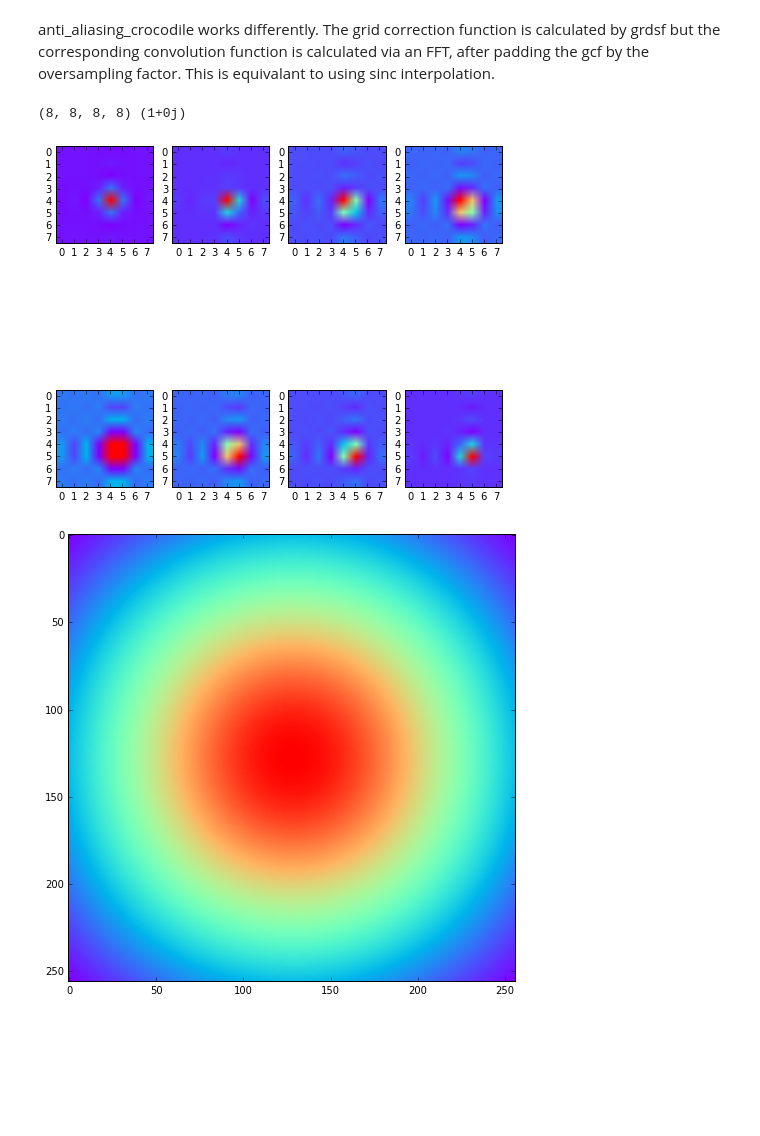
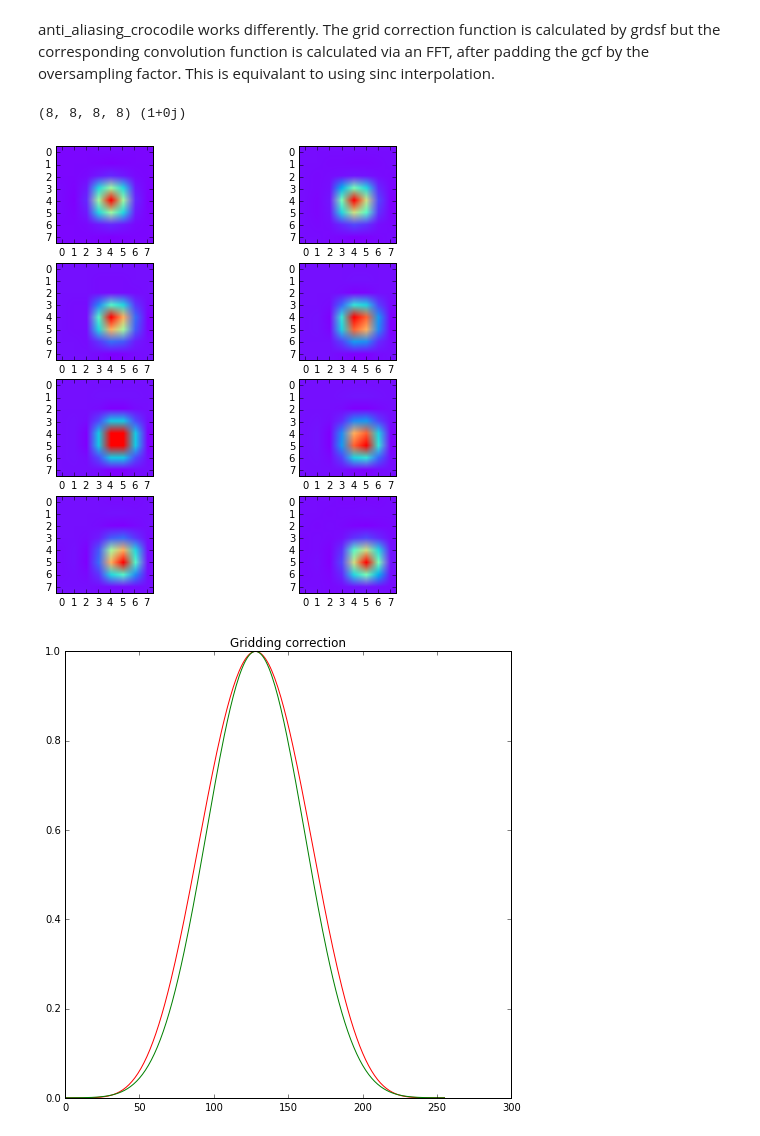
Before and after one commit to SKA-ScienceDataProcessor/algorithm-reference-library, a Jupyter notebook: examples/arl/gridding.ipynb, the cells around one changed output. Saved outputs shown, nothing was run; the diff lists cells and outputs as text; code cells hidden in the pictures; blank space fills up the shorter version.

Commit message:
Convolutional gridding tests work
The tests on the aaf were not in step with the recent changes.

```diff
--- a/examples/arl/gridding.ipynb
+++ b/examples/arl/gridding.ipynb
@@ -112,19 +123,23 @@ is calculated by grdsf but the corresponding convolution function is calculated
 after padding the gcf by the oversampling factor. This is equivalant to using
 sinc interpolation.
 # %%
-gc, kc = anti_aliasing_crocodile(shape=shape, oversampling=oversampling)
-kc = kc / kc.max()
-print(kc.shape,kc.max())
+gt, kt = anti_aliasing_transform(shape=shape, oversampling=oversampling, m=6.0, c=0.0)
+kt = kt / kt.max()
+print(kt.shape,kt.max())
 plt.clf();
 for i in range(oversampling):
-    plt.subplot(2, oversampling // 2, i+1)
-    plt.imshow(kc[i,i].real)
+    plt.subplot(4, oversampling // 4, i+1)
+    plt.imshow(kt[i,i].real)
 # %% [output]
 (8, 8, 8, 8) (1+0j)
-[figure, old version]
+[figure, new version]
-# %%
-plt.clf()
-plt.imshow(numpy.abs(gs))
-plt.show()
-# %% [output]
-[figure, removed]
+# %%
+plt.clf()
+
+gt, kt = anti_aliasing_transform(shape=shape, oversampling=oversampling, m=6, c=1.0)
+plt.plot(range(shape[0]), gt.real[shape[0] // 2, :] **2 , color='r')
+plt.plot(range(shape[0]), gc.real[shape[0] // 2, :] **2 , color='g')
+plt.title('Gridding correction')
+plt.show()
+# %% [output]
+[figure, added]
```
Also changed, not shown: parts of 8 cells of this notebook, 7 other files.
